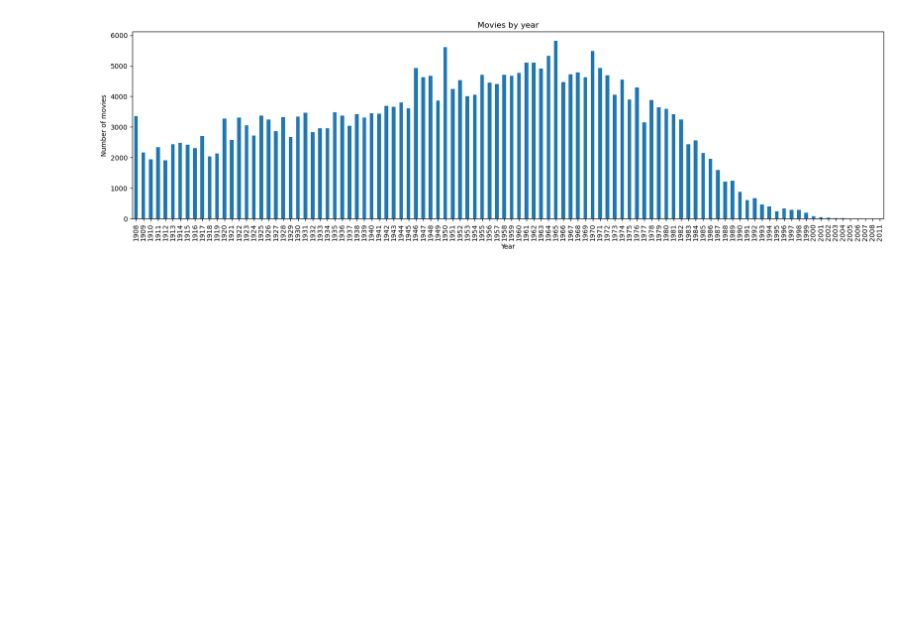
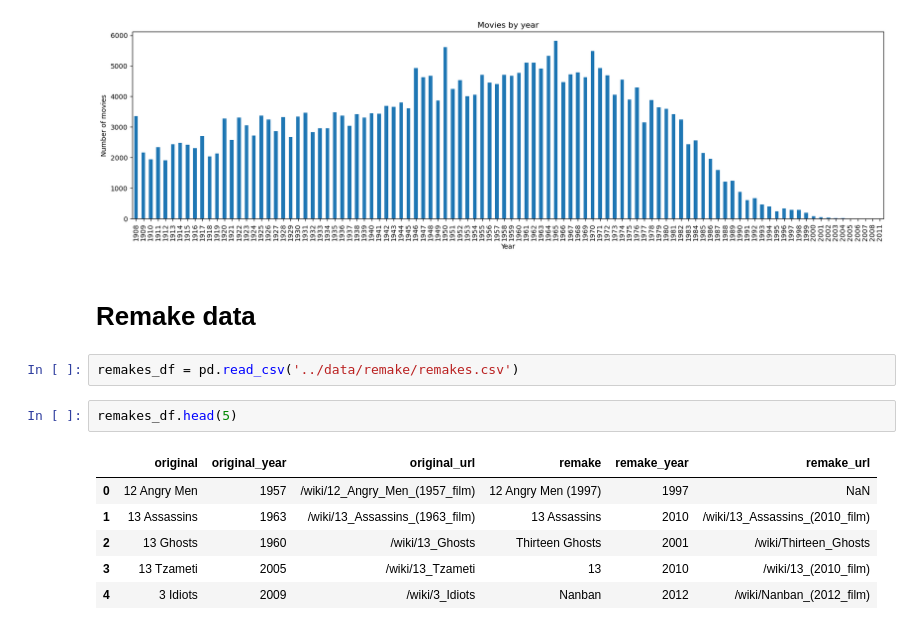
Before and after one commit to epfl-ada/ada-2024-project-madayam, a Jupyter notebook: notebooks/eda.ipynb, the cells around one changed output. Cells and saved outputs as stored; diff of their text form; blank space fills up the shorter version.

```diff
--- a/notebooks/eda.ipynb
+++ b/notebooks/eda.ipynb
@@ -382,3 +382,16 @@ The fraction of known DOB of actors: 0.657
 The fraction of known DOB of actors (year/month/day): 0.734
 <Axes: title={'center': 'Movies by year'}, xlabel='Year', ylabel='Number of movies'>
 [figure]
+# %% [markdown]
+# Remake data
+# %%
+remakes_df = pd.read_csv('../data/remake/remakes.csv')
+# %%
+remakes_df.head(5)
+# %% [output]
+|  | original | original_year | original_url | remake | remake_year | remake_url |
+| 0 | 12 Angry Men | 1957 | /wiki/12_Angry_Men_(1957_film) | 12 Angry Men (1997) | 1997 | NaN |
+| 1 | 13 Assassins | 1963 | /wiki/13_Assassins_(1963_film) | 13 Assassins | 2010 | /wiki/13_Assassins_(2010_film) |
+| 2 | 13 Ghosts | 1960 | /wiki/13_Ghosts | Thirteen Ghosts | 2001 | /wiki/Thirteen_Ghosts |
+| 3 | 13 Tzameti | 2005 | /wiki/13_Tzameti | 13 | 2010 | /wiki/13_(2010_film) |
+| 4 | 3 Idiots | 2009 | /wiki/3_Idiots | Nanban | 2012 | /wiki/Nanban_(2012_film) |
```
Also changed, not shown: parts of 3 cells of this notebook, 1 other file.
